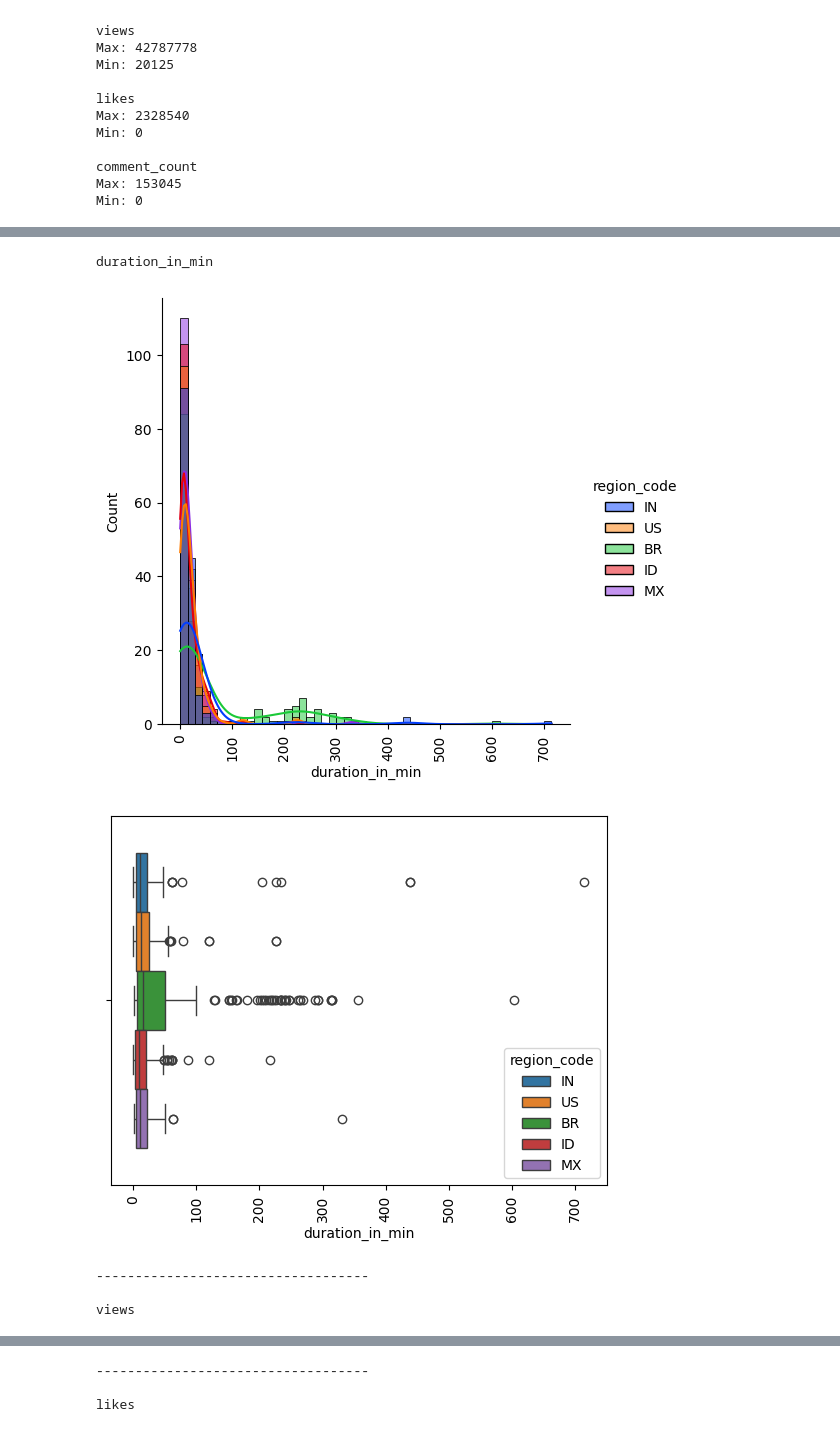
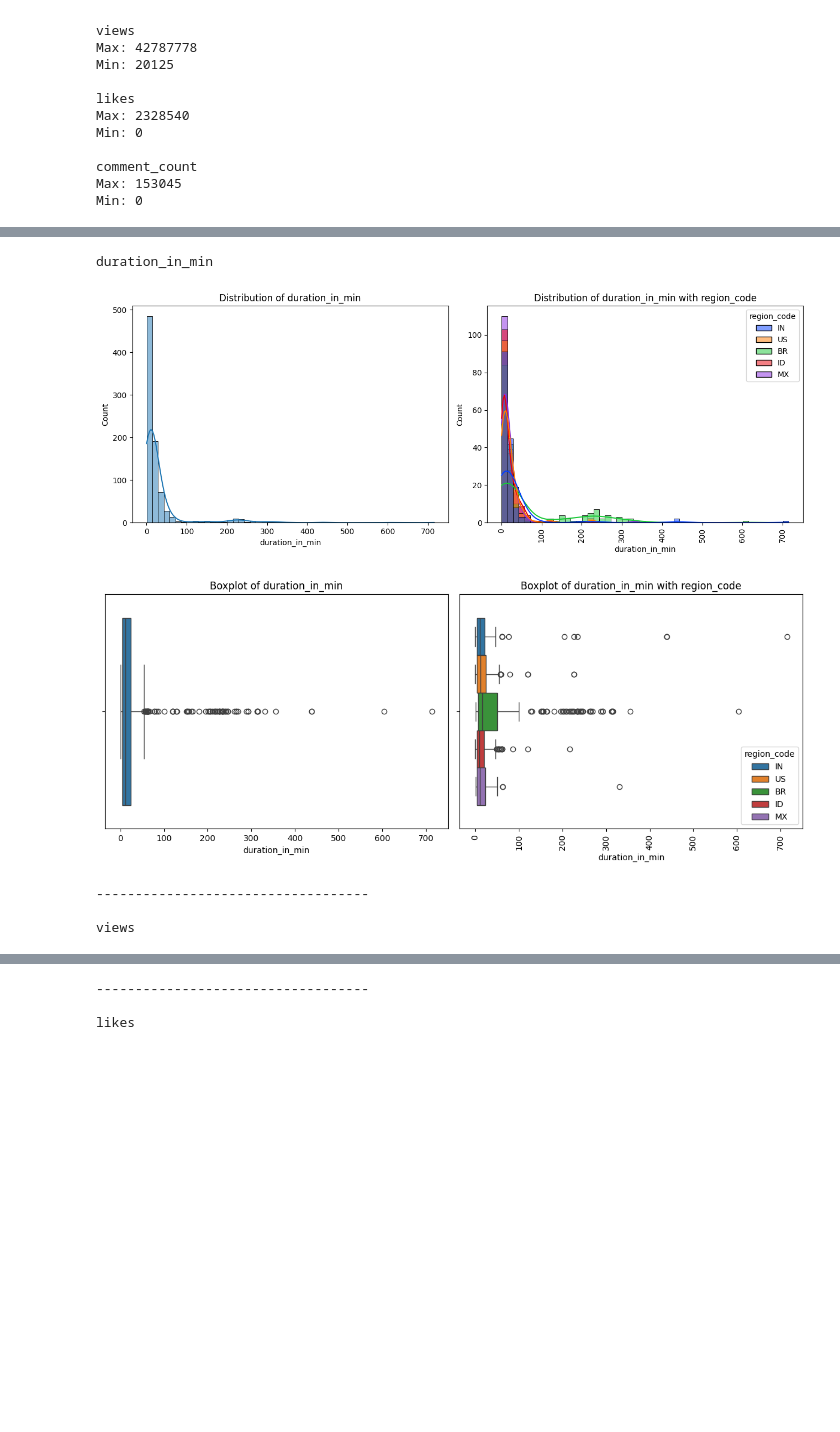
Before and after one commit to AERI078/youtube_data_analysis_project, a Jupyter notebook: 02_EDA.ipynb, the cells around one changed output, grey strips where cells are left out. Drawn from its saved outputs; the diff is of its cells as text; code cells hidden in the pictures; blank space fills up the shorter version.

```diff
--- a/02_EDA.ipynb
+++ b/02_EDA.ipynb
@@ -234,5 +240,5 @@ def categorical_univariate(df, col):
     print(df[col].value_counts())
     print('-------------------------------------' + '\n')
 # %%
-for col in categorical:
-    categorical_univariate(df, col)
+# for col in categorical:
+#     categorical_univariate(df, col, 'region_code')
@@ -300,17 +289,38 @@ df.describe()
 # %%
-def numerical_univariate(df, col):
+def numerical_univariate(df, col, hue):
     nbins = None
     range = df[col].max() - df[col].min()
     if range > 500 or abs(df[col].skew()) > 2:
         nbins = 50 if range < 1000 else 100
     print(col)
-    sns.displot(data=df, x=col, kde=True, bins=nbins, hue=df['region_code'], palette='bright')
+
+# histograms with and without hue
+    _, axes = plt.subplots(1, 2, figsize=(13, 5))
+
+    sns.histplot(data=df, x=col, kde=True, bins=nbins, ax=axes[0])
+    axes[0].set_title(f'Distribution of {col}', fontsize=12)
+
+    sns.histplot(data=df, x=col, kde=True, bins=nbins, hue=df[hue], palette='bright', ax=axes[1])
+    axes[1].set_title(f'Distribution of {col} with {hue}', fontsize=12)
+
     plt.xticks(rotation=90)
+    plt.tight_layout()
     plt.show()
-    sns.boxplot(data=df, x=col, hue='region_code')
+
+# boxplots with and without hue
+    _, axes = plt.subplots(1, 2, figsize=(12, 5))
+
+    sns.boxplot(data=df, x=col, ax=axes[0])
+    axes[0].set_title(f'Boxplot of {col}', fontsize=12)
+
+    sns.boxplot(data=df, x=col, hue=hue, ax=axes[1])
+    axes[1].set_title(f'Boxplot of {col} with {hue}', fontsize=12)
+
     plt.xticks(rotation=90)
+    plt.tight_layout()
     plt.show()
+
     print('----------------------------------- \n')
 # %%
-for col in numerical:
-    numerical_univariate(df, col)
+# for col in numerical:
+#     numerical_univariate(df, col, 'region_code')
@@ -419,11 +431,11 @@ df_clean.describe()
 | max | 28.00 | 19,653,593.00 | 572,937.00 | 14,180.00 | 714.90 | 17,631,717.02 | 533,188.57 | ... |
 # %%
 for col in numerical:
-    numerical_univariate(df_clean, col)
+    numerical_univariate(df_clean, col, 'region_code')
 # %% [output]
 duration_in_min
-[figure, old version]
+[figure, new version]
-[figure, old version]
+[figure, new version]
 -----------------------------------
 
 views
```
Also changed, not shown: parts of 34 cells of this notebook, 2 other files.
